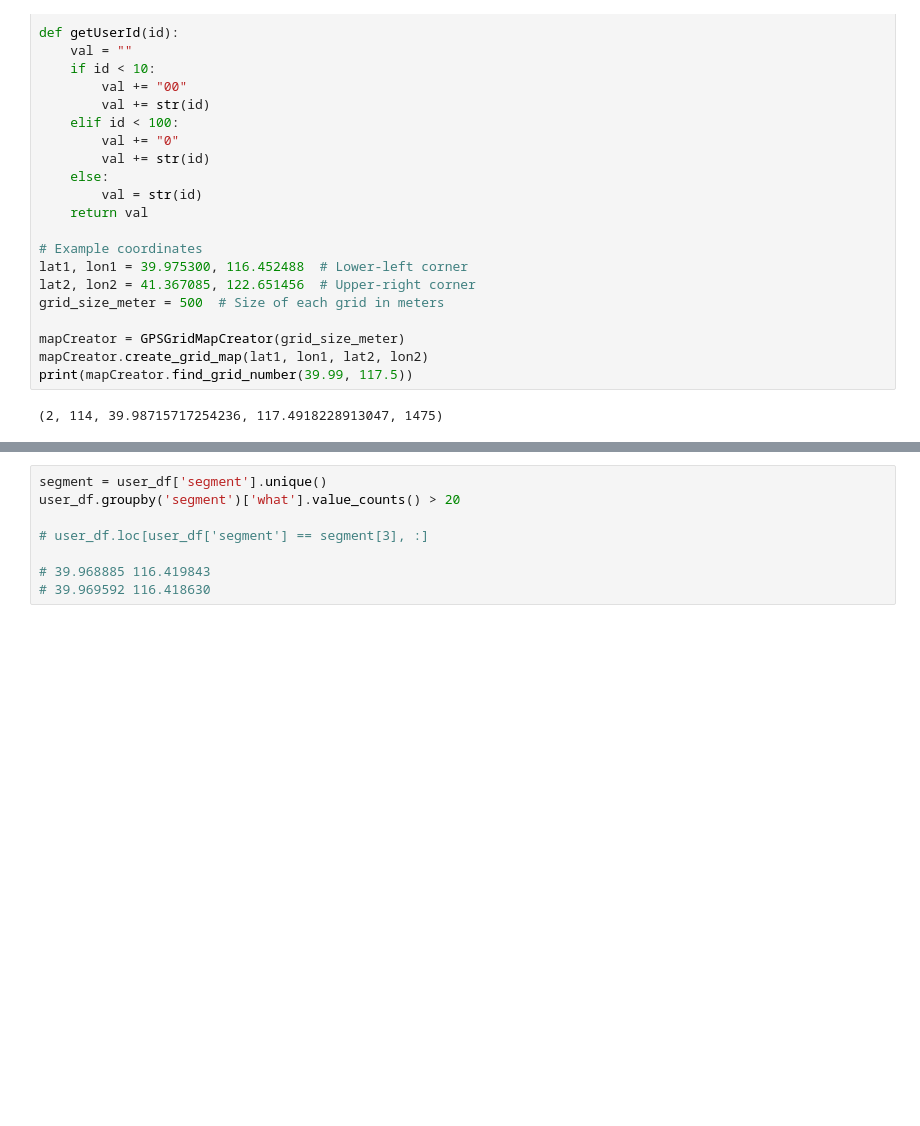
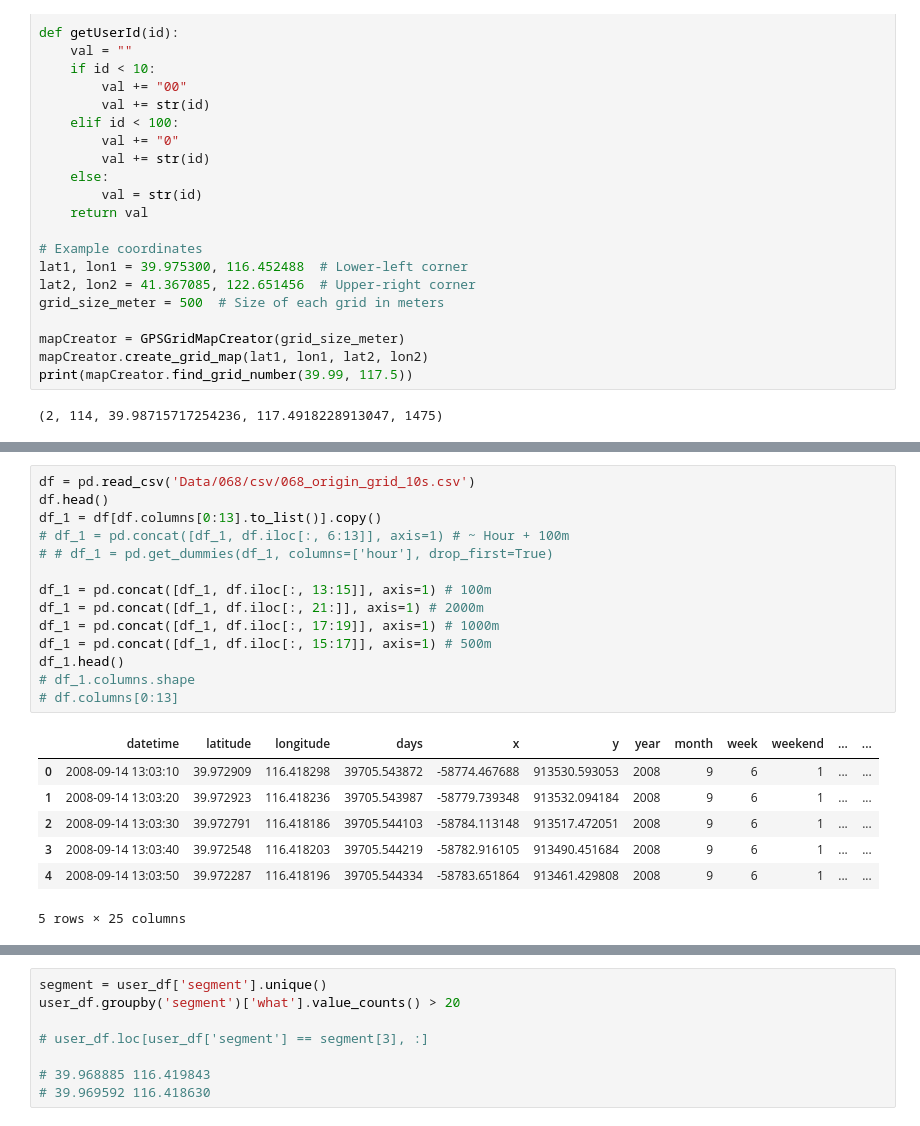
Before and after one commit to shkoma/geolife_timehetnet, a Jupyter notebook: data/geolife/preprocess.ipynb, the cells around one changed output, grey strips where cells are left out. Saved outputs shown, nothing was run; the diff lists cells and outputs as text; blank space fills up the shorter version.

```diff
--- a/data/geolife/preprocess.ipynb
+++ b/data/geolife/preprocess.ipynb
@@ -306,0 +69,22 @@ loss: 4.957073542755097e-07
+# %%
+df = pd.read_csv('Data/068/csv/068_origin_grid_10s.csv')
+df.head()
+df_1 = df[df.columns[0:13].to_list()].copy()
+# df_1 = pd.concat([df_1, df.iloc[:, 6:13]], axis=1) # ~ Hour + 100m
+# # df_1 = pd.get_dummies(df_1, columns=['hour'], drop_first=True)
+
+df_1 = pd.concat([df_1, df.iloc[:, 13:15]], axis=1) # 100m
+df_1 = pd.concat([df_1, df.iloc[:, 21:]], axis=1) # 2000m
+df_1 = pd.concat([df_1, df.iloc[:, 17:19]], axis=1) # 1000m
+df_1 = pd.concat([df_1, df.iloc[:, 15:17]], axis=1) # 500m
+df_1.head()
+# df_1.columns.shape
+# df.columns[0:13]
+# %% [output]
+|  | datetime | latitude | longitude | days | x | y | year | month | week | weekend | ... | ... |
+| 0 | 2008-09-14 13:03:10 | 39.972909 | 116.418298 | 39705.543872 | -58774.467688 | 913530.593053 | 2008 | 9 | 6 | 1 | ... | ... |
+| 1 | 2008-09-14 13:03:20 | 39.972923 | 116.418236 | 39705.543987 | -58779.739348 | 913532.094184 | 2008 | 9 | 6 | 1 | ... | ... |
+| 2 | 2008-09-14 13:03:30 | 39.972791 | 116.418186 | 39705.544103 | -58784.113148 | 913517.472051 | 2008 | 9 | 6 | 1 | ... | ... |
+| 3 | 2008-09-14 13:03:40 | 39.972548 | 116.418203 | 39705.544219 | -58782.916105 | 913490.451684 | 2008 | 9 | 6 | 1 | ... | ... |
+| 4 | 2008-09-14 13:03:50 | 39.972287 | 116.418196 | 39705.544334 | -58783.651864 | 913461.429808 | 2008 | 9 | 6 | 1 | ... | ... |
+5 rows × 25 columns
```
Also changed, not shown: parts of 12 cells of this notebook, 5 other files.
